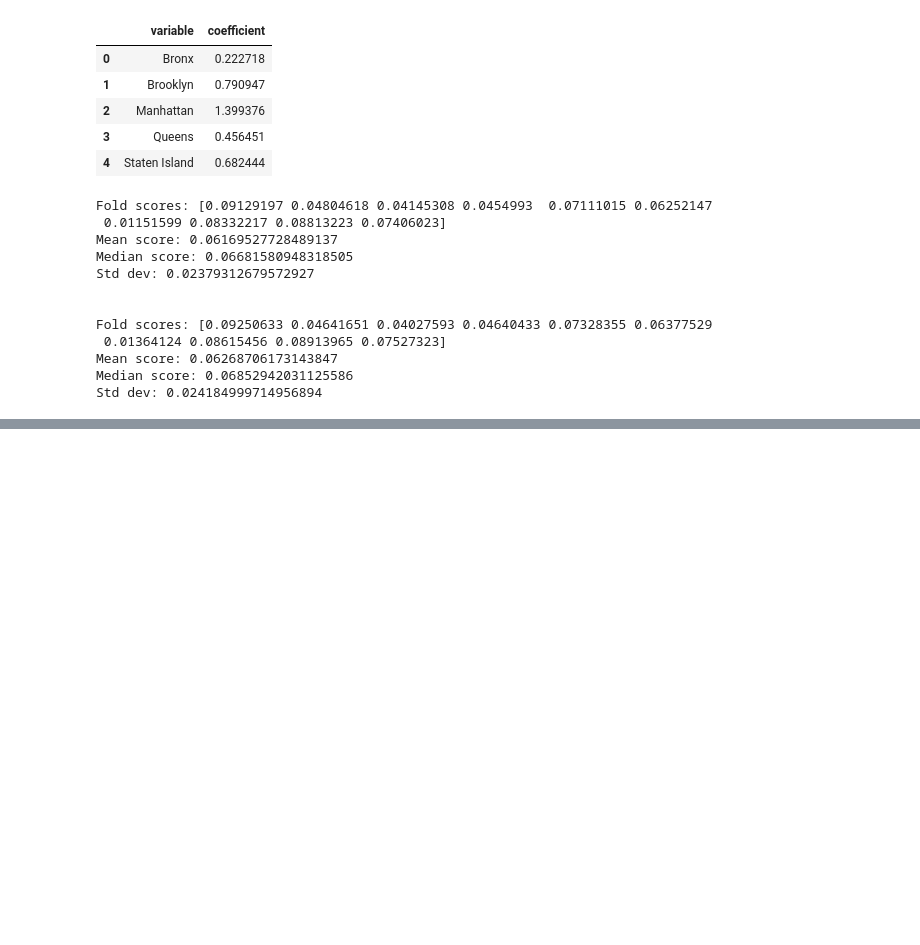
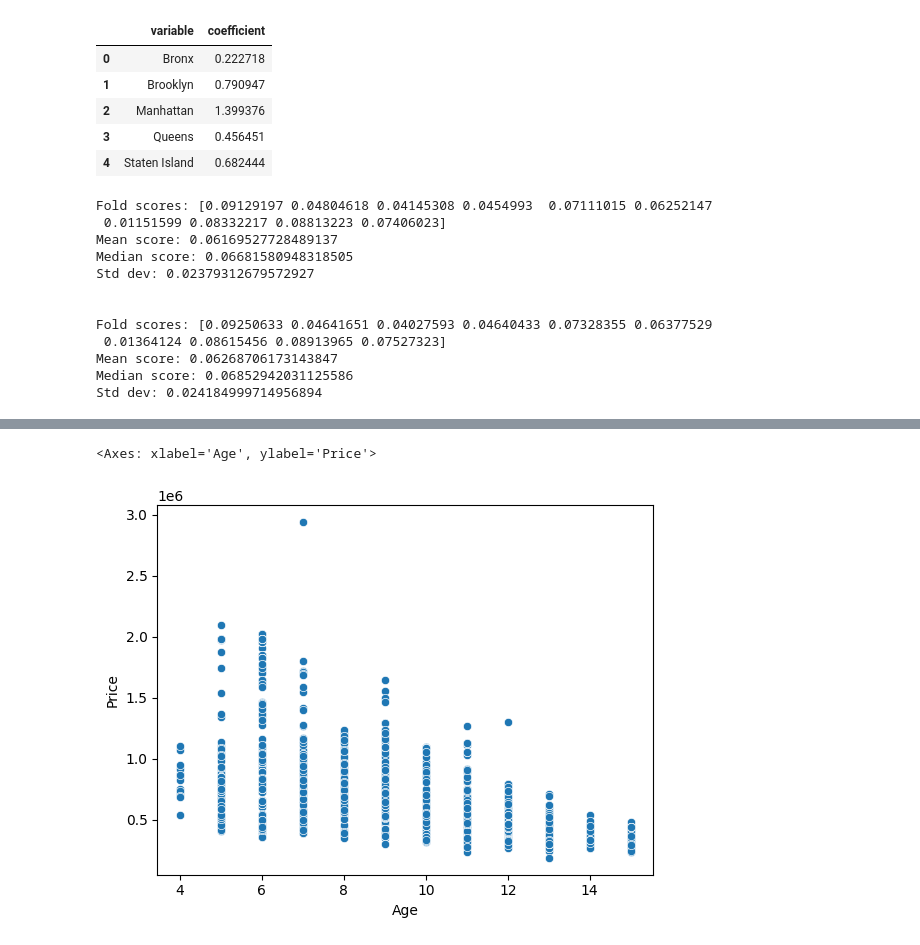
Before and after one commit to oliviapang/DS_3001_Assignments, a Jupyter notebook: Assignment_3/3_Linear_Models.ipynb, the cells around one changed output, grey strips where cells are left out. Drawn from its saved outputs; the diff is of its cells as text; code cells hidden in the pictures; blank space fills up the shorter version.

```diff
--- a/Assignment_3/3_Linear_Models.ipynb
+++ b/Assignment_3/3_Linear_Models.ipynb
@@ -233,0 +343,18 @@ Std dev: 0.024184999714956894
+# %%
+# 3
+from sklearn.preprocessing import PolynomialFeatures
+
+df['Age'] = 2026 - df['Make_Year'] # calculate vehicle age based on its make year
+X = df[['Age']]
+
+mse = []
+
+for i in range(1, 11):
+  expander = PolynomialFeatures(degree=i,include_bias=False)
+  X_poly = expander.fit_transform(X)
+
+  model = LinearRegression()
+  scores = cross_val_score(model, X_poly, y, cv=10, scoring= 'neg_mean_squared_error')
+  mse.append(-scores.mean())
+
+mse
@@ -233,0 +376,7 @@ Std dev: 0.024184999714956894
+# %%
+# 4
+# price vs. age
+sns.scatterplot(data = df, x = df['Age'], y = df['Price'])
+# %% [output]
+<Axes: xlabel='Age', ylabel='Price'>
+[figure, added]
```
Also changed, not shown: parts of 24 cells of this notebook.
